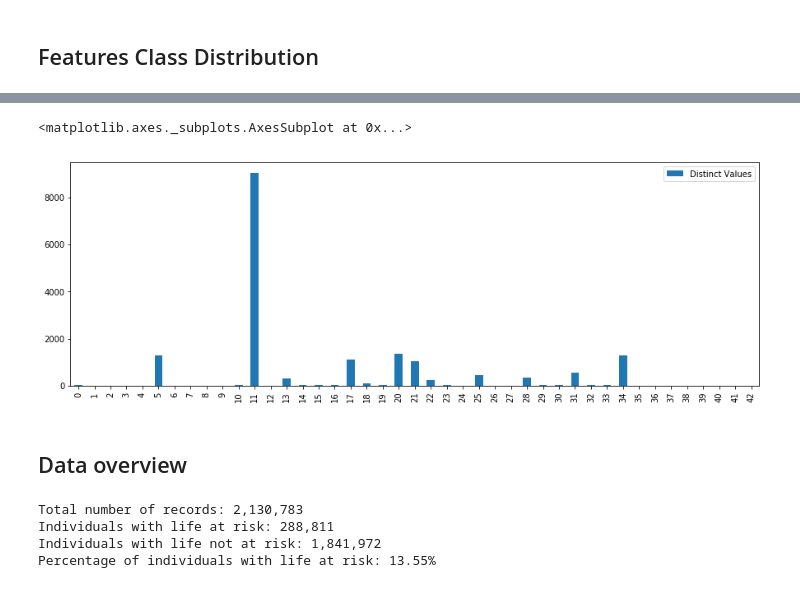
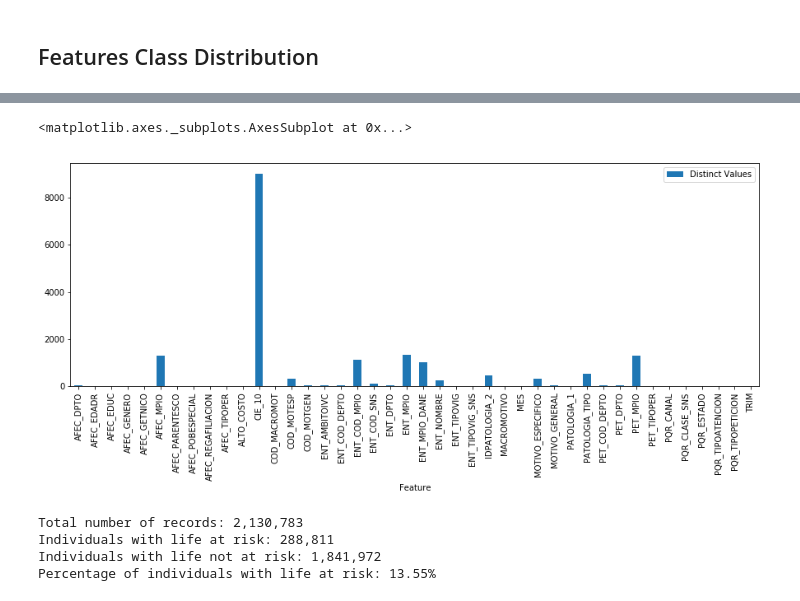
Before and after one commit to mrugeles/capstone-project, a Jupyter notebook: 2) Dataset - Preprocessing.ipynb, the cells around one changed output, grey strips where cells are left out. Saved outputs shown, nothing was run; the diff lists cells and outputs as text; code cells hidden in the pictures.

```diff
--- a/2) Dataset - Preprocessing.ipynb
+++ b/2) Dataset - Preprocessing.ipynb
@@ -10,7 +10,11 @@ from IPython.display import display
 %matplotlib inline
 pd.set_option('display.max_colwidth', -1)
 
-dataset = pd.read_csv("datasets/dataset_clean.csv")
+dataset = pd.read_csv("datasets/dataset_clean.csv.gz", compression='gzip')
 dataset['RIESGO_VIDA'] = np.where(dataset['RIESGO_VIDA'] == 'si', 1,0)
+dataset = dataset.drop(['Unnamed: 0'], axis = 1)
 display(dataset.head(n = 5))
+
+labels_raw = dataset[['RIESGO_VIDA']]
+features_raw = dataset.drop(['RIESGO_VIDA'], axis = 1)
 # %% [output]
@@ -38,13 +30,13 @@ display(dataset[['COD_MACROMOT']].drop_duplicates().sort_values(by=['COD_MACROMO
 # %% [markdown]
 ## Features Class Distribution
 # %%
-dataset = dataset.drop(['Unnamed: 0'], axis = 1)
+
 dfColumns = pd.DataFrame(columns=['Feature','Distinct Values'])
 
-for colName in dataset.columns.values:
+for colName in features_raw.columns.values:
     dfColumns = dfColumns.append({'Feature': colName, 'Distinct Values': dataset[colName].unique().size}, ignore_index=True)
 dfColumns = dfColumns.infer_objects()
-display(dfColumns.head(n = 5))
+display(dfColumns)
 # %% [output]
 |  | Feature | Distinct Values |
 | 0 | AFEC_DPTO | 36 |
@@ -55,7 +70,7 @@ display(dfColumns.head(n = 5))
 # %%
-dfColumns.plot( kind='bar', figsize = (15,5))
+dfFeatures = dfColumns.copy(deep=True)
+dfFeatures.set_index("Feature",drop=True,inplace=True)
+dfFeatures.plot( kind='bar', figsize = (15,5))
 # %% [output]
 <matplotlib.axes._subplots.AxesSubplot at 0x...>
-[figure, old version]
+[figure, new version]
-# %% [markdown]
-## Data overview
```
Also changed, not shown: parts of 14 cells of this notebook, 13 other files.
